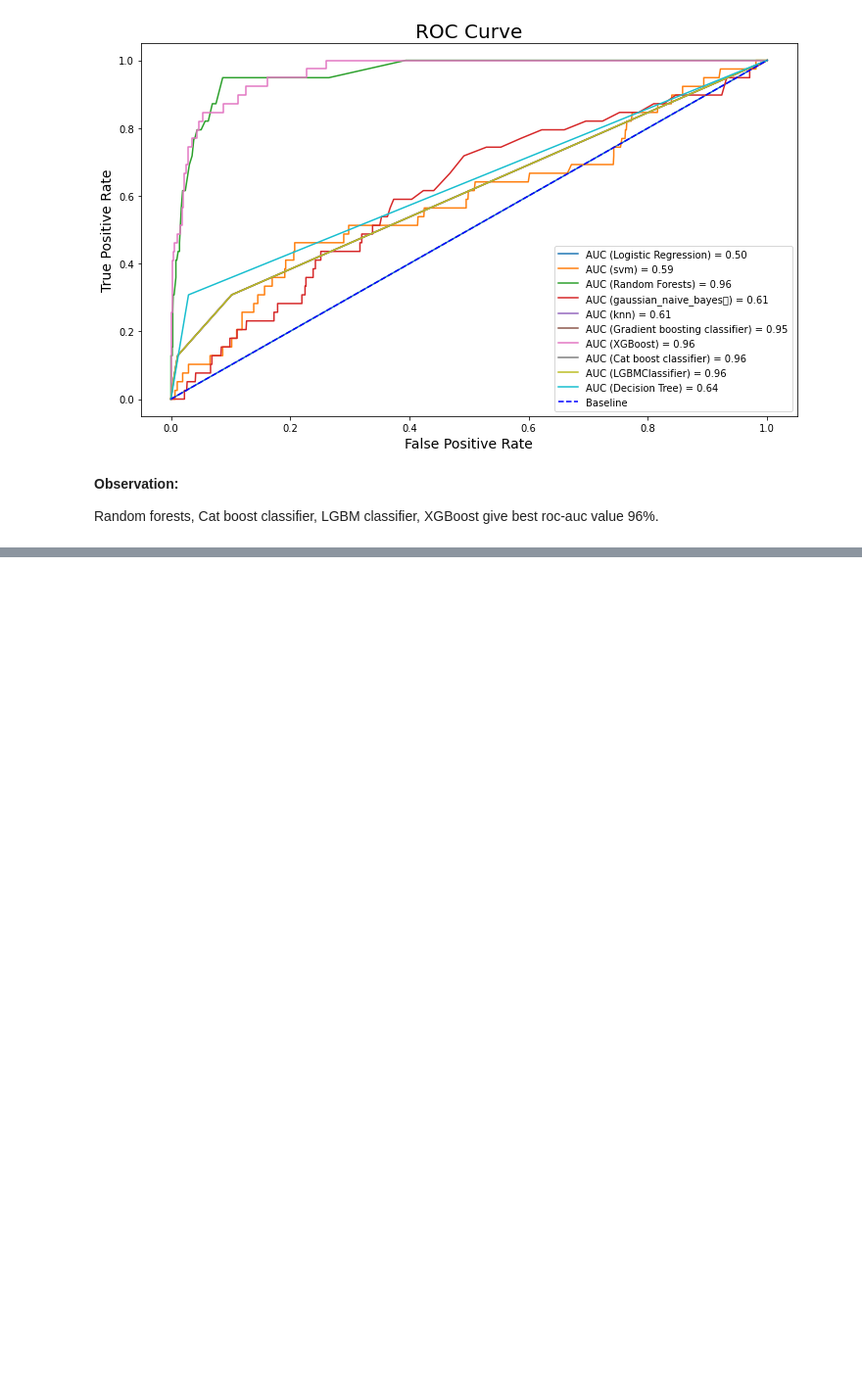
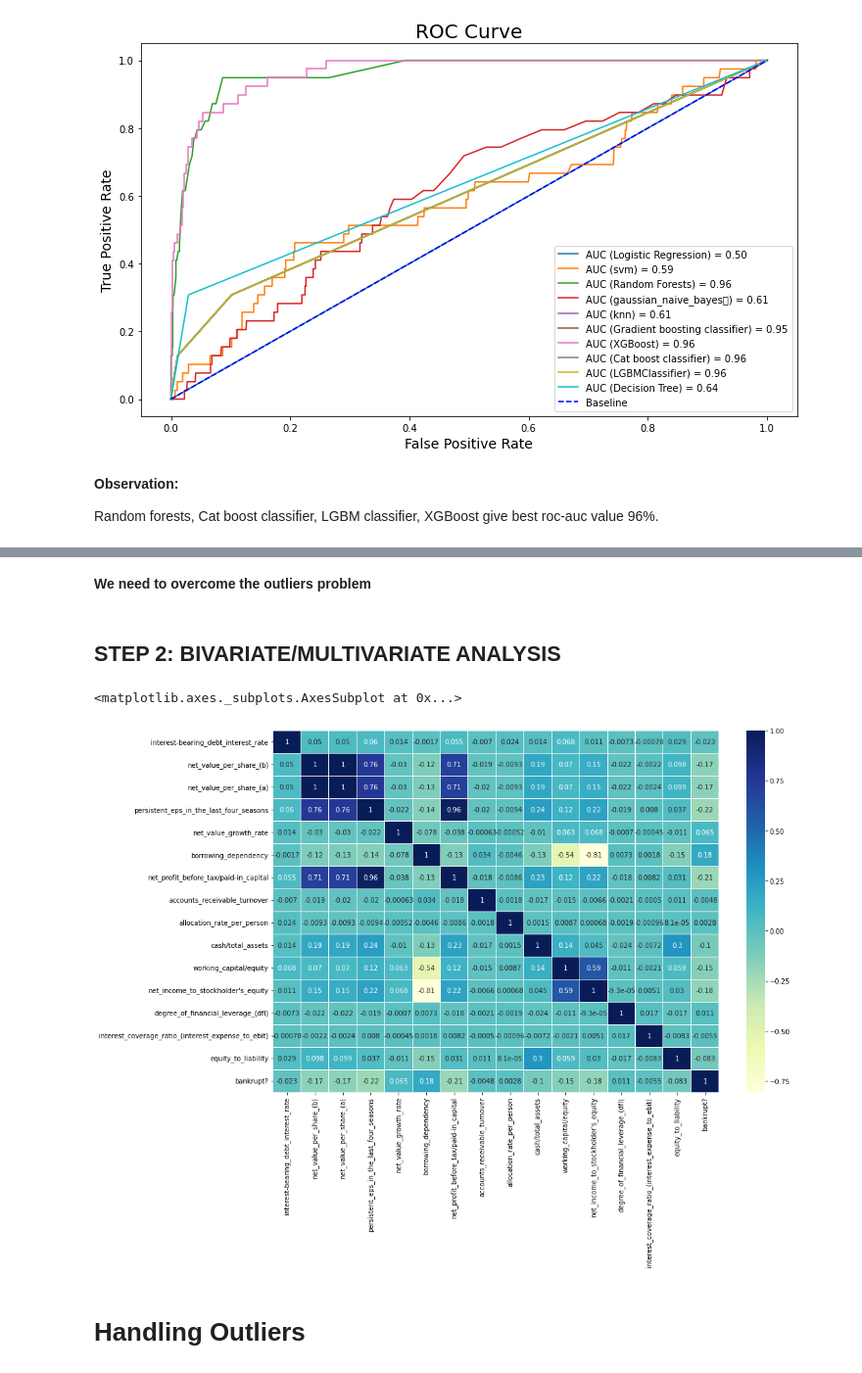
Before and after one commit to Bhushan271098/COMPANY-BANKRUPTCY-PREDICTION, a Jupyter notebook: Final_Copy_of_COMPANY_BANKRUPTCY_PREDICTION.ipynb, the cells around one changed output, grey strips where cells are left out. Shown at 98% size. Saved outputs shown, nothing was run; the diff lists cells and outputs as text; code cells hidden in the pictures; blank space fills up the shorter version.

```diff
--- a/Final_Copy_of_COMPANY_BANKRUPTCY_PREDICTION.ipynb
+++ b/Final_Copy_of_COMPANY_BANKRUPTCY_PREDICTION.ipynb
@@ -1630,0 +1643,17 @@ Random forests, Cat boost classifier, LGBM classifier, XGBoost give best roc-auc
+# %%
+# determining optimal number of features
+n_features = [5, 10, 15, 20, 25, 30, 35, 40]
+for i in n_features:
+    # Building the model based feature selection
+    select = RFE(RandomForestClassifier(n_estimators=100, random_state=42), n_features_to_select=i)
+
+    select.fit(x_train, y_train)
+
+    mask = select.get_support()
+
+    x_train_rfe = select.transform(x_train)
+    x_test_rfe = select.transform(x_test)
+
+    score = RandomForestClassifier().fit(x_train_rfe, y_train).score(x_test_rfe, y_test)
+
+    print("Test score: {:.3f}".format(score), " number of features: {}".format(i))
@@ -1630,0 +1669,8 @@ Random forests, Cat boost classifier, LGBM classifier, XGBoost give best roc-auc
+# %%
+select = RFE(RandomForestClassifier(n_estimators=100, random_state=42), n_features_to_select=15)
+
+select.fit(x_train, y_train)
+
+mask = select.get_support()
+
+mask
@@ -1630,0 +1780,13 @@ Random forests, Cat boost classifier, LGBM classifier, XGBoost give best roc-auc
+# %% [markdown]
+**We need to overcome the outliers problem**
+# %% [markdown]
+## **STEP 2: BIVARIATE/MULTIVARIATE ANALYSIS**
+# %%
+corrmat = df.corr(method='pearson')
+f, ax = plt.subplots(figsize=(15, 10))
+sns.heatmap(corrmat, ax=ax, cmap="YlGnBu", linewidths=0.1, annot=True)
+# %% [output]
+<matplotlib.axes._subplots.AxesSubplot at 0x...>
+[figure, added]
+# %% [markdown]
+# **Handling Outliers**
```
Also changed, not shown: parts of 22 cells of this notebook.
